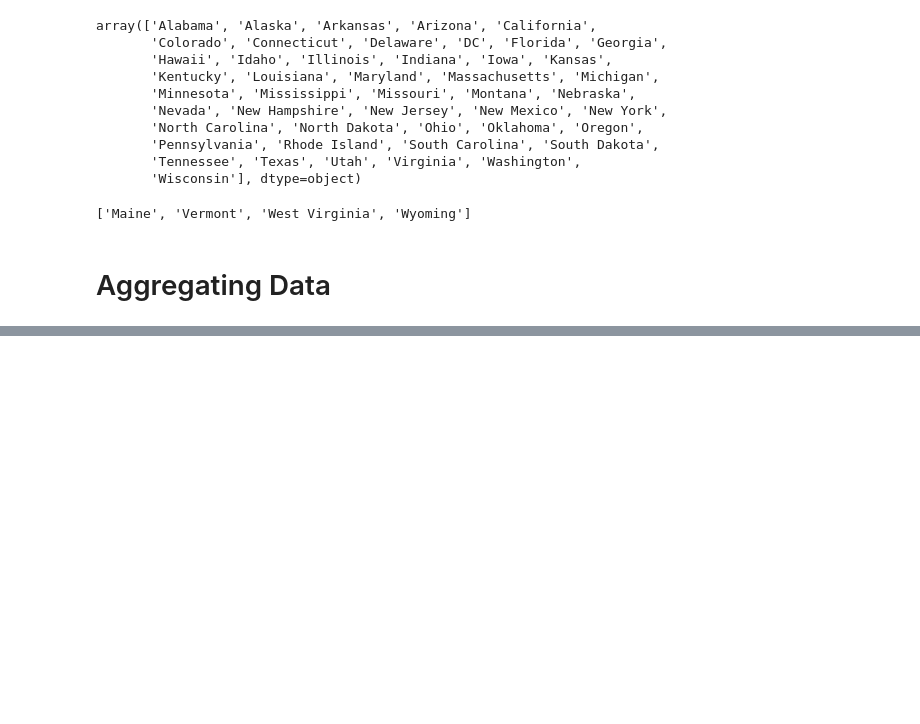
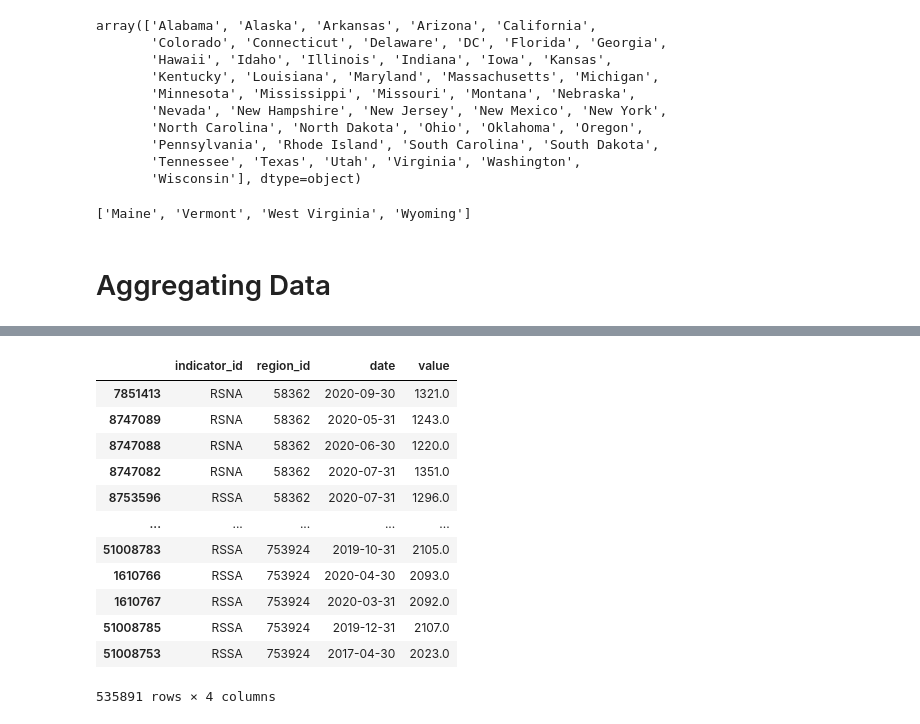
Before and after one commit to BloomTech-Labs/PT17_cityspire-f-ds, a Jupyter notebook: notebooks/exploratory/real_estate.ipynb, the cells around one changed output, grey strips where cells are left out. Cells and saved outputs as stored; diff of their text form; code cells hidden in the pictures; blank space fills up the shorter version.

Commit message:
further putting together the data set

```diff
--- a/notebooks/exploratory/real_estate.ipynb
+++ b/notebooks/exploratory/real_estate.ipynb
@@ -244,0 +266,16 @@ sorted(data['indicator_id'].unique()) == sorted(indicators['indicator_id'].uniqu
+# %%
+rental_data = rental_data.sort_values(by=['region_id'])
+# %% [output]
+|  | indicator_id | region_id | date | value |
+| 7851413 | RSNA | 58362 | 2020-09-30 | 1321.0 |
+| 8747089 | RSNA | 58362 | 2020-05-31 | 1243.0 |
+| 8747088 | RSNA | 58362 | 2020-06-30 | 1220.0 |
+| 8747082 | RSNA | 58362 | 2020-07-31 | 1351.0 |
+| 8753596 | RSSA | 58362 | 2020-07-31 | 1296.0 |
+| ... | ... | ... | ... | ... |
+| 51008783 | RSSA | 753924 | 2019-10-31 | 2105.0 |
+| 1610766 | RSSA | 753924 | 2020-04-30 | 2093.0 |
+| 1610767 | RSSA | 753924 | 2020-03-31 | 2092.0 |
+| 51008785 | RSSA | 753924 | 2019-12-31 | 2107.0 |
+| 51008753 | RSSA | 753924 | 2017-04-30 | 2023.0 |
+535891 rows × 4 columns
```
Also changed, not shown: parts of 4 cells of this notebook.
